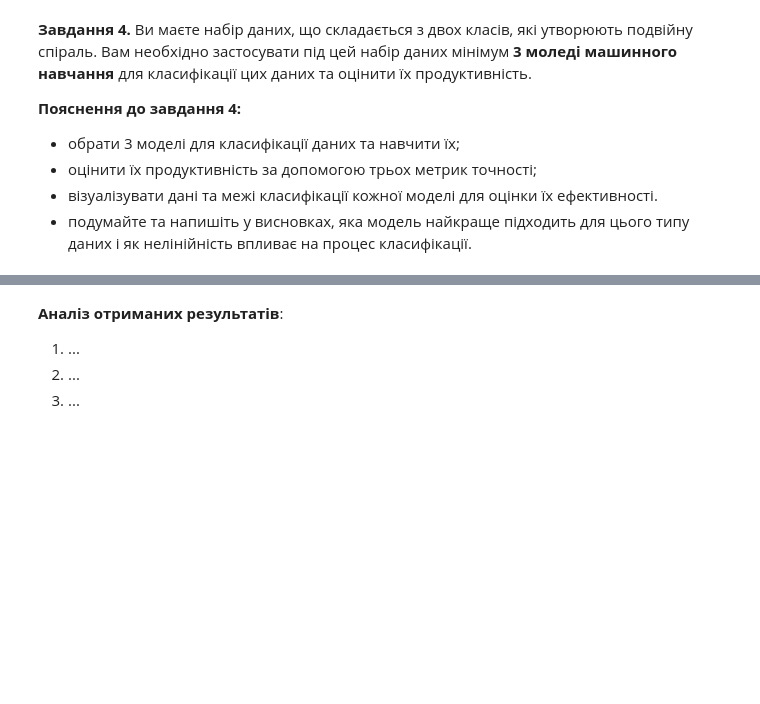
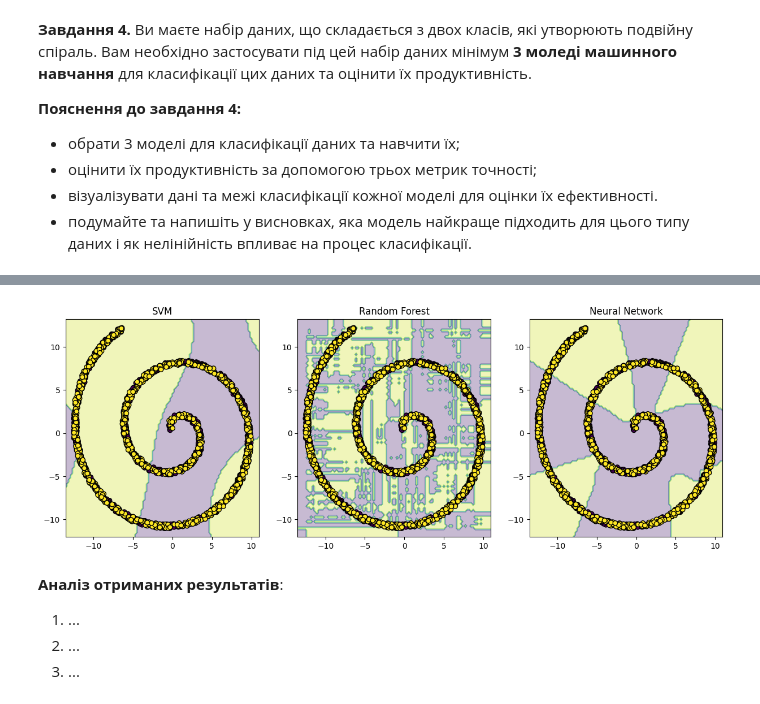
Before and after one commit to mineo71/OSHI, a Jupyter notebook: lab3/DM_practice_3_Rylsky_Oleh.ipynb, the cells around one changed output, grey strips where cells are left out. Saved outputs shown, nothing was run; the diff lists cells and outputs as text; code cells hidden in the pictures; blank space fills up the shorter version.

```diff
--- a/lab3/DM_practice_3_Rylsky_Oleh.ipynb
+++ b/lab3/DM_practice_3_Rylsky_Oleh.ipynb
@@ -269,0 +283,16 @@ plt.show()
+# %%
+metrics = [accuracy_score, precision_score, recall_score]
+metric_names = ["Accuracy", "Precision", "Recall"]
+
+results = {name: {} for name in models}
+
+for name, model in models.items():
+    y_pred = model.predict(X_test)
+    for metric, metric_name in zip(metrics, metric_names):
+        results[name][metric_name] = metric(y_test, y_pred)
+
+for name, result in results.items():
+    print(f"Results for {name}:")
+    for metric_name, score in result.items():
+        print(f"{metric_name}: {score:.2f}")
+    print()
@@ -270,3 +314,21 @@ plt.show()
+# %%
+def plot_decision_boundary(model, X, y, ax, title):
+    x_min, x_max = X[:, 0].min() - 1, X[:, 0].max() + 1
+    y_min, y_max = X[:, 1].min() - 1, X[:, 1].max() + 1
+    xx, yy = np.meshgrid(np.linspace(x_min, x_max, 100), np.linspace(y_min, y_max, 100))
+    Z = model.predict(np.c_[xx.ravel(), yy.ravel()]).reshape(xx.shape)
+    ax.contourf(xx, yy, Z, alpha=0.3)
+    ax.scatter(X[:, 0], X[:, 1], c=y, edgecolors='k')
+    ax.set_title(title)
+
+fig, axes = plt.subplots(1, 3, figsize=(15, 5))
+
+for ax, (name, model) in zip(axes, models.items()):
+    plot_decision_boundary(model, X, y, ax, name)
+
+plt.show()
+# %% [output]
+[figure, added]
 # %% [markdown]
 **Аналіз отриманих результатів**:
 
```
Also changed, not shown: parts of 14 cells of this notebook.
